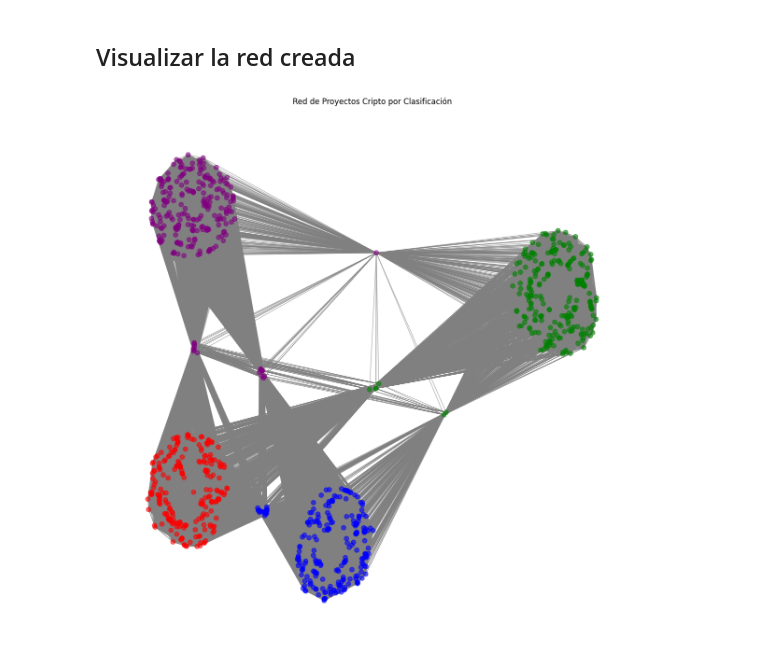
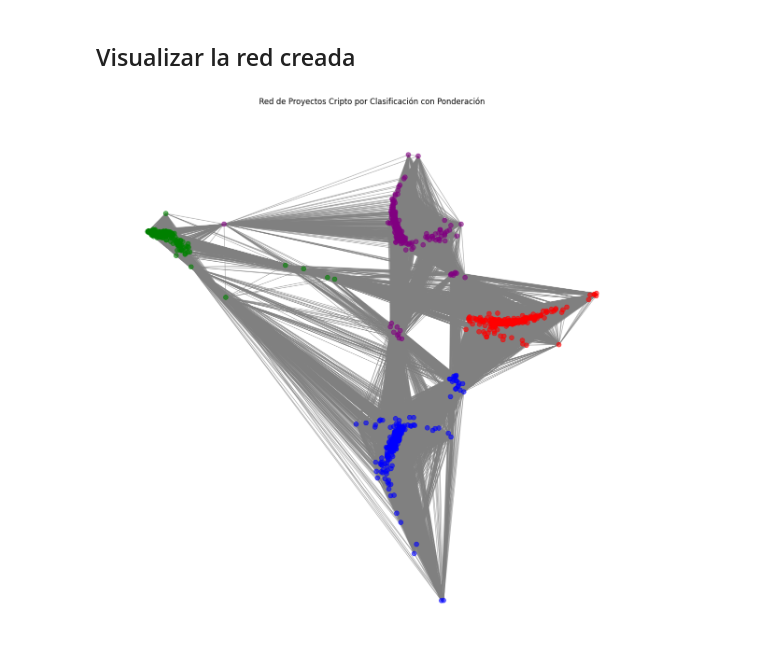
Before and after one commit to joyel124/PC2-ML, a Jupyter notebook: data_acquisition.ipynb, the cells around one changed output. Cells and saved outputs as stored; diff of their text form; code cells hidden in the pictures.

```diff
--- a/data_acquisition.ipynb
+++ b/data_acquisition.ipynb
@@ -368,29 +349,35 @@ Bitcoin se comercia en: ['BTSE', 'BigONE', 'bitFlyer', 'BitMart', 'Bitrue', 'Bit
 # %%
 import networkx as nx
 import matplotlib.pyplot as plt
 
 G = nx.Graph()
 
 for _, row in df_completo.iterrows():
-    G.add_node(row["id"], label=row["name"], clasificacion=row["clasificacion"])
+    G.add_node(row["id"], label=row["name"], clasificacion=row["clasificacion"],
+               market_cap=row["market_cap"], volume=row["total_volume"])
 
 for i, row_i in df_completo.iterrows():
     for j, row_j in df_completo.iterrows():
         if i >= j:
             continue
         if row_i["clasificacion"] == row_j["clasificacion"]:
-            G.add_edge(row_i["id"], row_j["id"], tipo="categoria")
+            if (row_i["total_volume"] + row_j["total_volume"]) == 0:
+                weight = 0
+            else:
+                weight = (row_i["market_cap"] + row_j["market_cap"]) / (row_i["total_volume"] + row_j["total_volume"])
+            G.add_edge(row_i["id"], row_j["id"], tipo="categoria", weight=weight)
 
 subgraph_nodes = list(G.nodes)
 H = G.subgraph(subgraph_nodes)
 
 color_map = {"ai": "red", "gaming": "blue", "rwa": "green", "memes": "purple"}
 node_colors = [color_map[G.nodes[n]["clasificacion"]] for n in H.nodes]
 
 plt.figure(figsize=(15, 15))
 nx.draw_networkx(H, with_labels=False, node_color=node_colors, node_size=50, edge_color="gray", alpha=0.6)
-plt.title("Red de Proyectos Cripto por Clasificación")
+
+plt.title("Red de Proyectos Cripto por Clasificación con Ponderación")
 plt.axis("off")
 plt.show()
 # %% [output]
-[figure, old version]
+[figure, new version]
```
Also changed, not shown: parts of 1 cell of this notebook.
